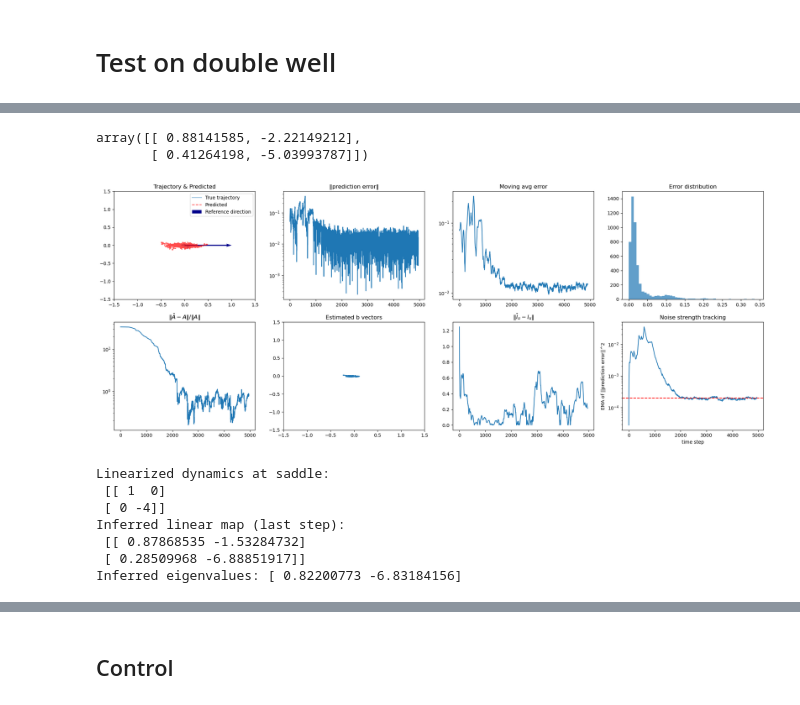
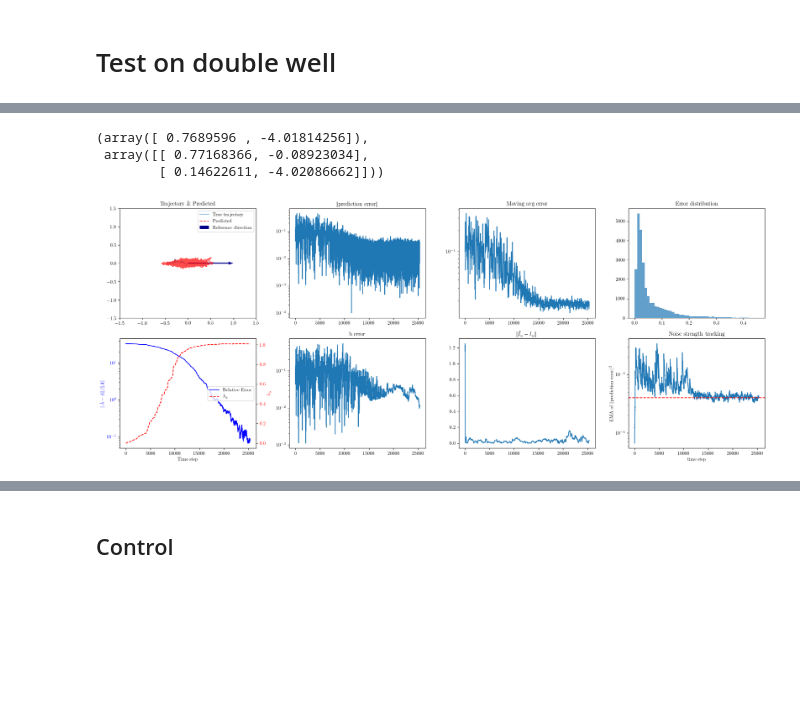
Before and after one commit to Asagodi/committor_control, a Jupyter notebook: estimation_test.ipynb, the cells around one changed output, grey strips where cells are left out. Drawn from its saved outputs; the diff is of its cells as text; code cells hidden in the pictures; blank space fills up the shorter version.

```diff
--- a/estimation_test.ipynb
+++ b/estimation_test.ipynb
@@ -3,3 +3,9 @@ import numpy as np
 import matplotlib.pyplot as plt
 from tqdm import tqdm
 from estimator_functions import *
+
+plt.rcParams.update({
+    "text.usetex": True,
+    "font.family": "serif",
+    "text.latex.preamble": r"\usepackage{lmodern}"
+})
@@ -223,7 +81,8 @@ dt = 0.01
 dim = 2
 X = np.zeros((T, dim))
 X[0] = np.array([0.05, 0.05])  # start near saddle
-noise_std = 0.01
+D = 0.01
+noise_std = D_to_noise_std(D)
 
 for t in range(1, T):
     dx = drift_func(t, X[t-1])
@@ -581,10 +144,11 @@ for x0 in initial_positions:
 A_smooth = np.mean(tracker.A_history[-500:], axis=0)  # average last 500 steps
 A_est = (A_smooth - np.eye(tracker.dim)) / dt
 Lambda_est, Q_mat_est = np.linalg.eig(A_est)
-A_est
+Lambda_est, A_est
 # %% [output]
-array([[ 0.88141585, -2.22149212],
-       [ 0.41264198, -5.03993787]])
+(array([ 0.7689596 , -4.01814256]),
+ array([[ 0.77168366, -0.08923034],
+        [ 0.14622611, -4.02086662]]))
 # %%
 tracker.pred_history = np.array(tracker.pred_history)
 tracker.b_history = np.array(tracker.b_history)
@@ -600,7 +164,7 @@ plt.subplot(2,4,1)
 plt.plot(X[:,0], X[:,1], alpha=0.5, label="True trajectory")
 plt.plot(tracker.pred_history[:,0], tracker.pred_history[:,1], 'r--', alpha=0.7, label="Predicted")
 plt.quiver(0, 0, 1, 0, color='darkblue', scale=3, label="Reference direction")
-plt.legend(); plt.title("Trajectory & Predicted")
+plt.legend(); plt.title("Trajectory \& Predicted")
 plt.xlim([-1.5,1.5])
 plt.ylim([-1.5,1.5])
 
@@ -624,57 +188,73 @@ plt.hist(tracker.pred_error_history, bins=50, alpha=0.7)
 plt.title("Error distribution")
 
 # 5. Relative error in continuous-time linearization
 plt.subplot(2,4,5)
 rel_error = np.array([
     np.linalg.norm((A - np.eye(2))/dt - A_linearized, 'fro') / np.linalg.norm(A_linearized, 'fro')
     for A in tracker.A_history
 ])
-plt.plot(rel_error)
-plt.yscale("log")
-plt.title("$\|\hat{A} - A\| / \|A\|$")
+fig = plt.gcf()  # get current figure
+ax1 = plt.gca()  # get current axis (subplot 5)
+
+# Plot relative error
+ax1.plot(rel_error, color='blue', label="Relative Error")
+ax1.set_yscale("log")
+#ax1.set_title(r"$\|\hat{A} - A\| / \|A\|$")
+ax1.set_xlabel("Time step")
+ax1.set_ylabel("$\|\hat{A} - A\| / \|A\|$", color='blue')
+ax1.tick_params(axis='y', labelcolor='blue')
+
+# Plot lambda on second y-axis
+ax2 = ax1.twinx()
+ax2.plot(tracker.lambda_history, color='red', linestyle='--', label=r"$\lambda_u$")
+ax2.set_ylabel("$\lambda_u$", color='red')
+ax2.tick_params(axis='y', labelcolor='red')
+
+# Optional: add combined legend
+lines, labels = ax1.get_legend_handles_labels()
+lines2, labels2 = ax2.get_legend_handles_labels()
+ax1.legend(lines + lines2, labels + labels2, loc='right')
 
 #
 tracker.b_history = np.array(tracker.b_history)
 plt.subplot(2,4,6)
-plt.plot(tracker.b_history[:,0], tracker.b_history[:,1])
-plt.xlim([-1.5, 1.5])
-plt.ylim([-1.5, 1.5])
-plt.title("Estimated b vectors")
+#plt.plot(tracker.b_history[:,0], tracker.b_history[:,1])
+plt.plot(np.linalg.norm(tracker.b_history, axis=1))
+#plt.xlim([-1.5, 1.5])
+#plt.ylim([-1.5, 1.5])
+plt.yscale("log")
+plt.title("b error")
 
 
 plt.subplot(2,4,7)
 errors = [np.min([np.linalg.norm(l - l_true),np.linalg.norm(l + l_true)]) for l in tracker.lu_history]
 plt.plot(errors)
 plt.title("$\|\hat{l}_u - l_u\|$") #min of both norms
 
 plt.subplot(2,4,8)
 plt.plot(tracker.noise_history)
 true_noise_strength = dim * noise_std**2  * dt
 plt.axhline(true_noise_strength, color='r', linestyle='--', label="True noise strength")
 plt.yscale("log")
 plt.title("Noise strength tracking")
 plt.xlabel("time step")
-plt.ylabel("EMA of ||prediction error||^2")
+plt.ylabel("EMA of $\|$prediction error$\|^2$")
 
 plt.tight_layout()
+if tracking_method == "offline":
+    plt.savefig(f"estimation_results_{tracking_method}_etae{eta_e}_rs{seed_init}.pdf", dpi=300)
+elif tracking_method == "online":
+    plt.savefig(f"estimation_results_{tracking_method}_etam{eta_M}_etaw{eta_w}_etamean{eta_mean}_etae{eta_e}_rs{seed_init}.pdf", dpi=300)
 plt.show()
 # %% [output]
-[figure, old version]
+[figure, new version]
 # %%
-A_est = (tracker.A_history[-1] - np.eye(2)) / dt
+# A_est = (tracker.A_history[-1] - np.eye(2)) / dt
 
-print("Linearized dynamics at saddle:\n", A_linearized)
-print("Inferred linear map (last step):\n", A_est)
-Lambda_est, Q_mat_est = np.linalg.eig(A_est)
-print("Inferred eigenvalues:", Lambda_est)
+# print("Linearized dynamics at saddle:\n", A_linearized)
+# print("Inferred linear map (last step):\n", A_est)
+# Lambda_est, Q_mat_est = np.linalg.eig(A_est)
+# print("Inferred eigenvalues:", Lambda_est)
-# %% [output]
-Linearized dynamics at saddle:
- [[ 1  0]
- [ 0 -4]]
-Inferred linear map (last step):
- [[ 0.87868535 -1.53284732]
- [ 0.28509968 -6.88851917]]
-Inferred eigenvalues: [ 0.82200773 -6.83184156]
 # %%
 X_prev = []
 X_next = []
```
Also changed, not shown: parts of 32 cells of this notebook.
